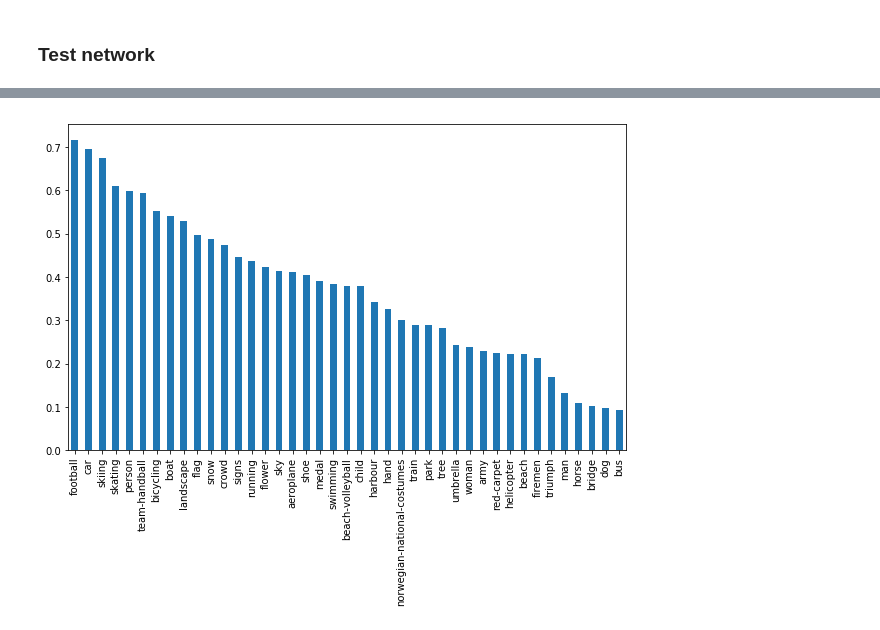
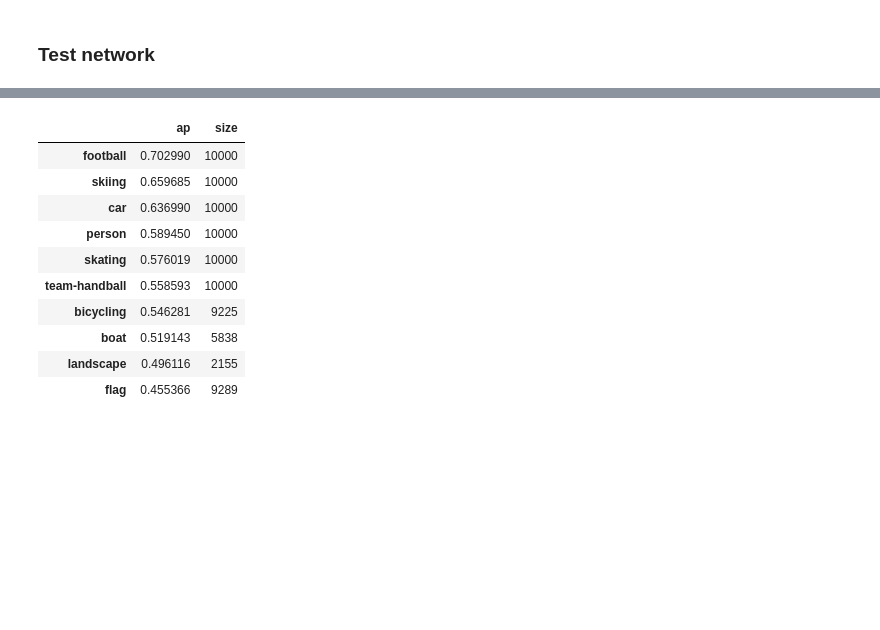
Before and after one commit to uvNikita/master-thesis-src, a Jupyter notebook: notebooks/training/ft_sigmoid_noaug.ipynb, the cells around one changed output, grey strips where cells are left out. Drawn from its saved outputs; the diff is of its cells as text; code cells hidden in the pictures; blank space fills up the shorter version.

```diff
--- a/notebooks/training/ft_sigmoid_noaug.ipynb
+++ b/notebooks/training/ft_sigmoid_noaug.ipynb
@@ -519,5 +486,3 @@ average_presision = get_average_presision(curves)
 # %%
-df = pandas.DataFrame.from_dict(OrderedDict(sorted(average_presision.items(), key=itemgetter(1), reverse=True)), orient='index')
-plot = df.plot(kind='bar', legend=False)
+# df = pandas.DataFrame.from_dict(OrderedDict(sorted(average_presision.items(), key=itemgetter(1), reverse=True)), orient='index')
+# plot = df.plot(kind='bar', legend=False)
-# %% [output]
-[figure, removed]
@@ -523,0 +495,14 @@ plot = df.plot(kind='bar', legend=False)
+# %%
+df.sort_values('ap', ascending=False)[:10]
+# %% [output]
+|  | ap | size |
+| football | 0.702990 | 10000 |
+| skiing | 0.659685 | 10000 |
+| car | 0.636990 | 10000 |
+| person | 0.589450 | 10000 |
+| skating | 0.576019 | 10000 |
+| team-handball | 0.558593 | 10000 |
+| bicycling | 0.546281 | 9225 |
+| boat | 0.519143 | 5838 |
+| landscape | 0.496116 | 2155 |
+| flag | 0.455366 | 9289 |
```
Also changed, not shown: parts of 17 cells of this notebook.
